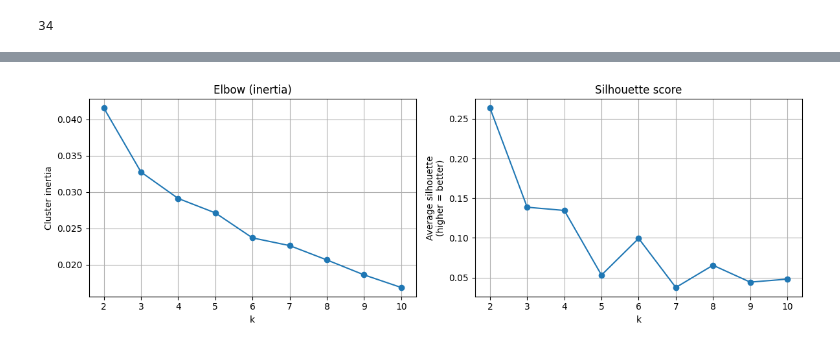
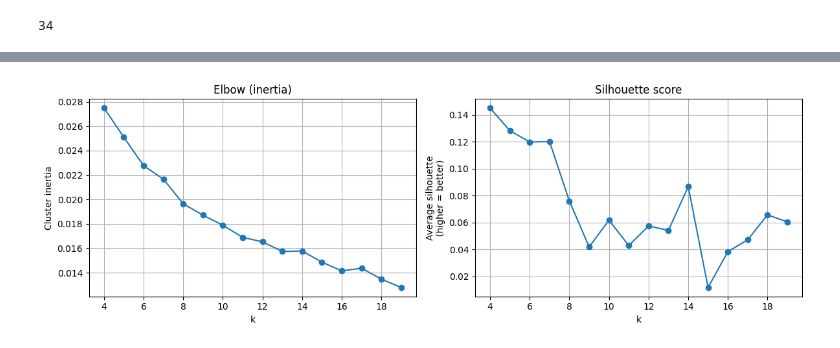
Before and after one commit to RyanKim04/Stock-Classification-Prediction-using-K-shape-clustering, a Jupyter notebook: main.ipynb, the cells around one changed output, grey strips where cells are left out. Saved outputs shown, nothing was run; the diff lists cells and outputs as text; code cells hidden in the pictures.

```diff
--- a/main.ipynb
+++ b/main.ipynb
@@ -99,7 +100,7 @@ from tslearn.clustering import KShape
 from sklearn.metrics import silhouette_score
 import matplotlib.pyplot as plt
 
-k_values     = range(2, 11)
+k_values     = range(4, 20)
 inertias     = []      # re-collect, handy to keep them together
 silhouettes  = []
 
@@ -107,32 +108,32 @@ for k in k_values:
     ks = KShape(n_clusters=k, random_state=42, n_init=10).fit(X)
     inertias.append(ks.inertia_)
 
     # sklearn's silhouette_score needs 2-D array (n_samples × n_features)
     labels = ks.labels_
     flatX  = X.reshape(X.shape[0], -1)     # flatten the time axis
     sil    = silhouette_score(flatX, labels, metric="euclidean")
     silhouettes.append(sil)
 
 # ------------------------------------------------------------
 # 2. Plot inertia and silhouette side-by-side
 # ------------------------------------------------------------
 fig, ax = plt.subplots(1, 2, figsize=(12, 4))
 
 # Arm / elbow
 ax[0].plot(k_values, inertias, marker='o')
 ax[0].set_title("Elbow (inertia)")
 ax[0].set_xlabel("k")
 ax[0].set_ylabel("Cluster inertia")
 
 # Silhouette
 ax[1].plot(k_values, silhouettes, marker='o')
 ax[1].set_title("Silhouette score")
 ax[1].set_xlabel("k")
 ax[1].set_ylabel("Average silhouette\n(higher = better)")
 
 for a in ax: a.grid(True)
 plt.tight_layout()
 plt.show()
 # %% [output]
-[figure, old version]
+[figure, new version]
 # %%
```
Also changed, not shown: parts of 10 cells of this notebook.
